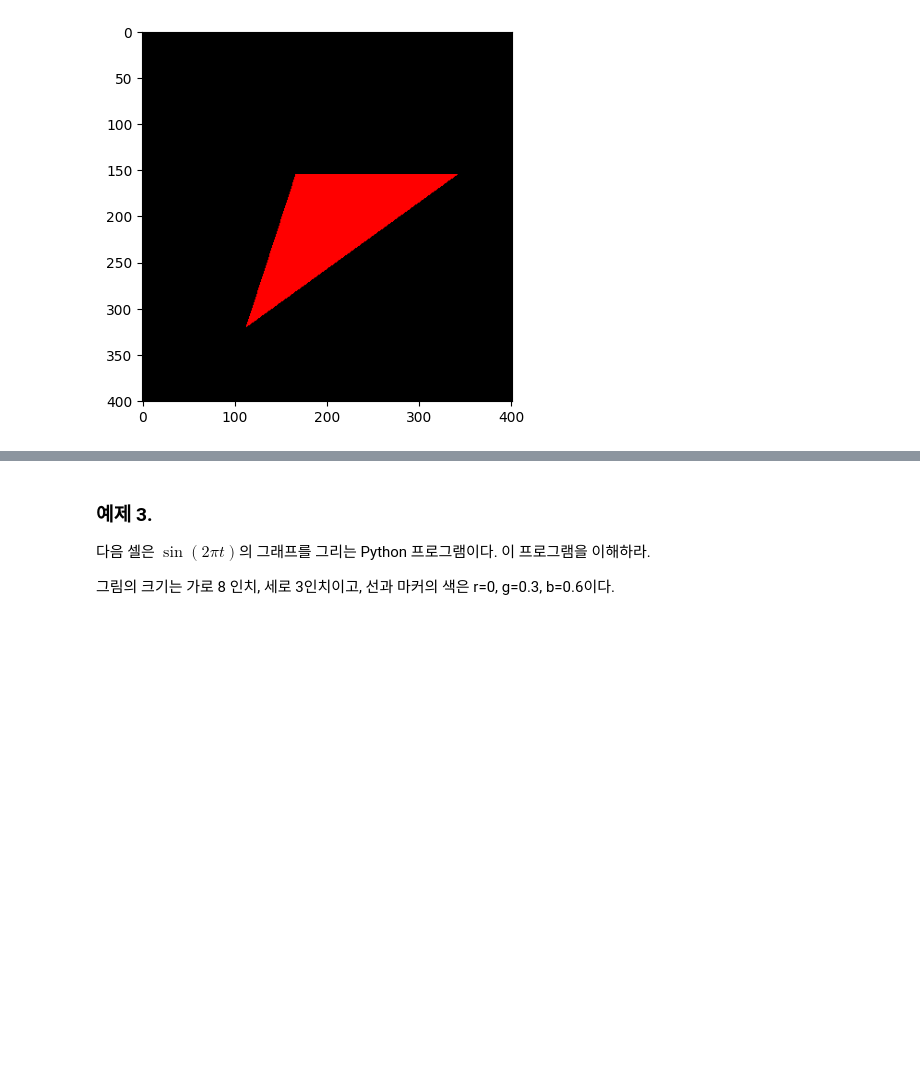
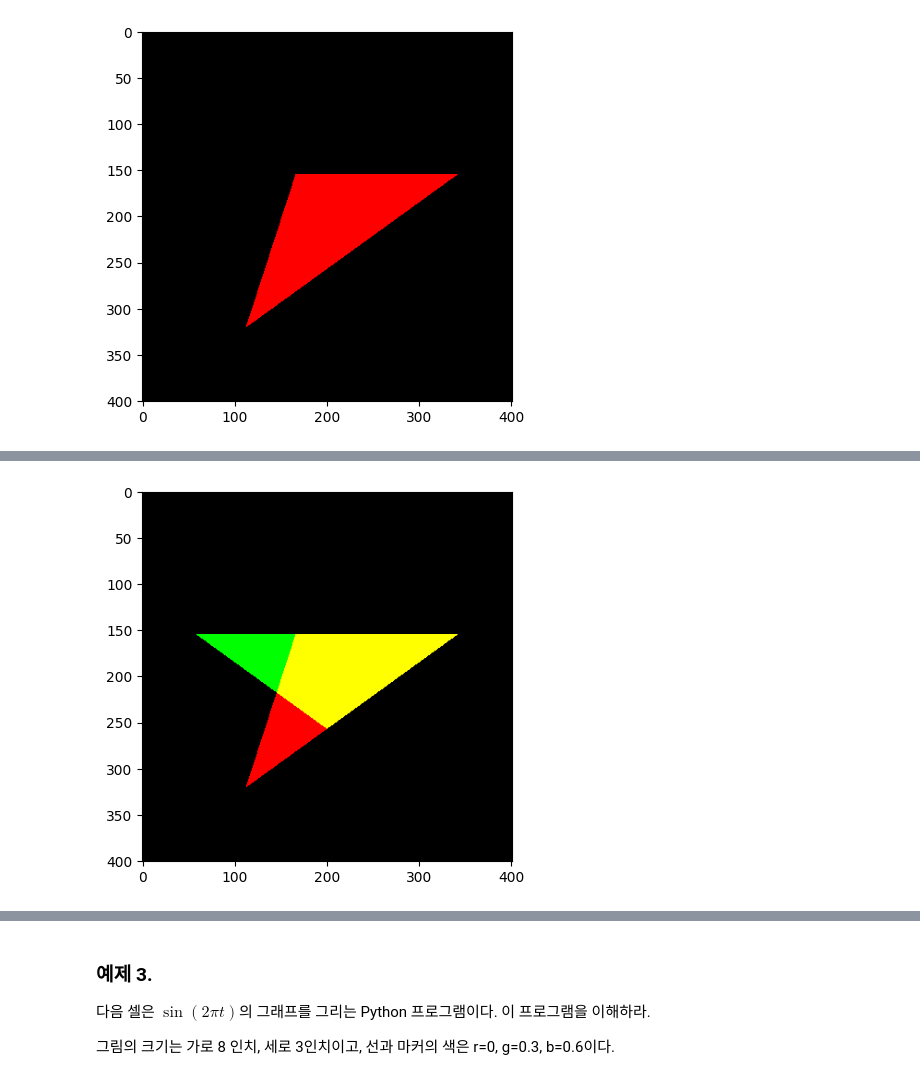
Before and after one commit to minjunkim0205/PythonScientificProgrammingBasics-SeophyungPark, a Jupyter notebook: Src/Final/Week13-1/PSP-2023-2-lab-10-20235128-김민준.ipynb, the cells around one changed output, grey strips where cells are left out. Saved outputs shown, nothing was run; the diff lists cells and outputs as text; code cells hidden in the pictures; blank space fills up the shorter version.

```diff
--- a/Src/Final/Week13-1/PSP-2023-2-lab-10-20235128-김민준.ipynb
+++ b/Src/Final/Week13-1/PSP-2023-2-lab-10-20235128-김민준.ipynb
@@ -169,6 +217,11 @@ plt.show()
 결과는 다음과 같아야 한다.
 
 <img src='polygon_ABCDE.png'  width='50%'/>
+# %%
+plt.imshow(img1+img2)
+plt.show()
+# %% [output]
+[figure, added]
 # %% [markdown]
 ### 문제 3.
 
```
Also changed, not shown: parts of 5 cells of this notebook, 1 other file.
